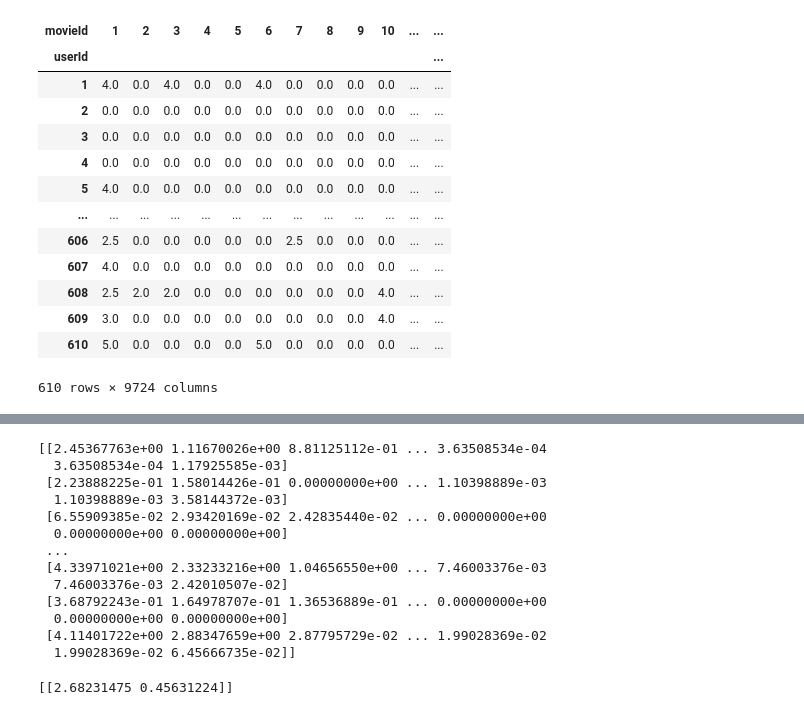
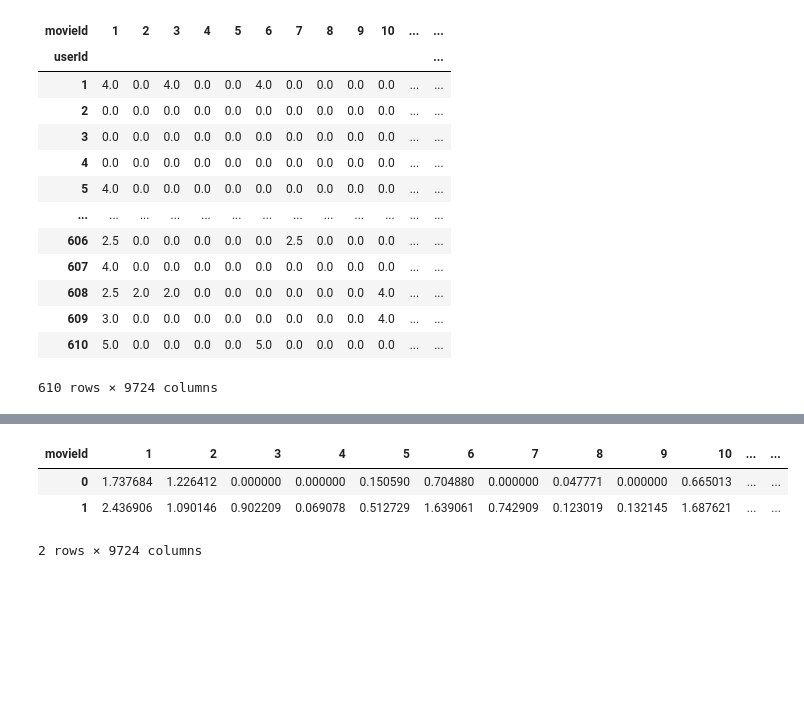
Before and after one commit to lorenanda/movie-recommender, a Jupyter notebook: nmf.ipynb, the cells around one changed output, grey strips where cells are left out. Saved outputs shown, nothing was run; the diff lists cells and outputs as text; code cells hidden in the pictures; blank space fills up the shorter version.

```diff
--- a/eda.ipynb
+++ b/nmf.ipynb
@@ -110,25 +121,7 @@ print(model.reconstruction_err_) #reconstruction error
-# %%
-nR = np.dot(P, Q)
-print(nR) ## The reconstructed matrix!
-# %% [output]
-[[2.45367763e+00 1.11670026e+00 8.81125112e-01 ... 3.63508534e-04
-  3.63508534e-04 1.17925585e-03]
- [2.23888225e-01 1.58014426e-01 0.00000000e+00 ... 1.10398889e-03
-  1.10398889e-03 3.58144372e-03]
- [6.55909385e-02 2.93420169e-02 2.42835440e-02 ... 0.00000000e+00
-  0.00000000e+00 0.00000000e+00]
- ...
- [4.33971021e+00 2.33233216e+00 1.04656550e+00 ... 7.46003376e-03
-  7.46003376e-03 2.42010507e-02]
- [3.68792243e-01 1.64978707e-01 1.36536889e-01 ... 0.00000000e+00
-  0.00000000e+00 0.00000000e+00]
- [4.11401722e+00 2.88347659e+00 2.87795729e-02 ... 1.99028369e-02
-  1.99028369e-02 6.45666735e-02]]
-# %%
-# predict the hidden features for a new data point
-
-query = [[1, 2, 5, 4, 5]]
-#in this case, a new user providing ratings for the 5 movies.
-print(model.transform(query))
-# %% [output]
-[[2.68231475 0.45631224]]
+# %%
+pd.DataFrame(Q, columns=ratings_pivot.columns)
+# %% [output]
+| movieId | 1 | 2 | 3 | 4 | 5 | 6 | 7 | 8 | 9 | 10 | ... | ... |
+| 0 | 1.737684 | 1.226412 | 0.000000 | 0.000000 | 0.150590 | 0.704880 | 0.000000 | 0.047771 | 0.000000 | 0.665013 | ... | ... |
+| 1 | 2.436906 | 1.090146 | 0.902209 | 0.069078 | 0.512729 | 1.639061 | 0.742909 | 0.123019 | 0.132145 | 1.687621 | ... | ... |
+2 rows × 9724 columns
```
Also changed, not shown: parts of 12 cells of this notebook.
